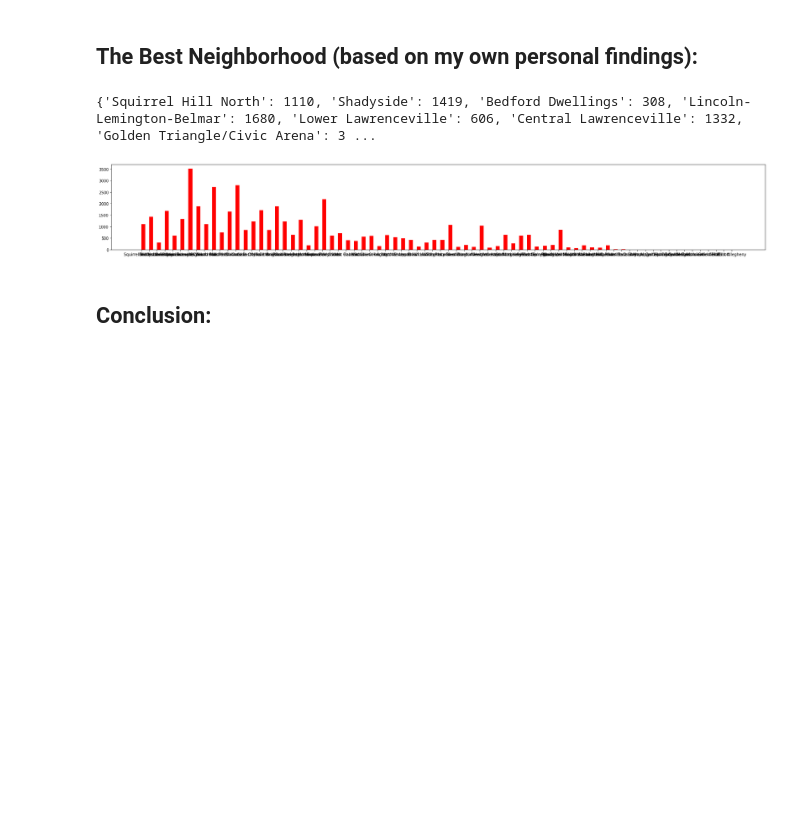
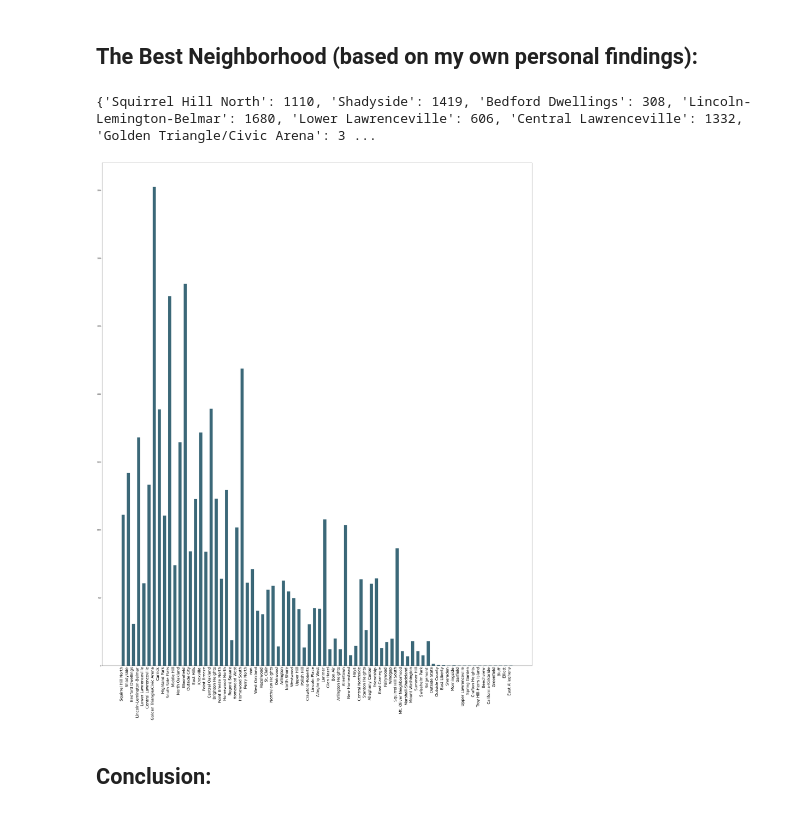
Before and after one commit to cdornn/Big-Ideas-Final-Project, a Jupyter notebook: Camryns Notebook/dorney_final-notebook.ipynb, the cells around one changed output. Drawn from its saved outputs; the diff is of its cells as text; code cells hidden in the pictures; blank space fills up the shorter version.

Commit message:
Cleaned Graph

```diff
--- a/Camryns Notebook/dorney_final-notebook.ipynb
+++ b/Camryns Notebook/dorney_final-notebook.ipynb
@@ -11,35 +11,36 @@
 import pandas as pd
 import matplotlib.pyplot as plt
 
 # read in incidents.csv
 incidents = pd.read_csv("incidents.csv")
 
 incidents = incidents.loc[:,"INCIDENTNEIGHBORHOOD"]
 
 # generate dictionary
 neighborhood_dict = dict()
 
 # For loop for adding name and adding number of incidents per neighborhood
 for INCIDENTNEIGHBORHOOD in incidents:
     if INCIDENTNEIGHBORHOOD not in neighborhood_dict:
         neighborhood_dict[INCIDENTNEIGHBORHOOD] = 1
     else:
         neighborhood_dict[INCIDENTNEIGHBORHOOD] = neighborhood_dict[INCIDENTNEIGHBORHOOD] + 1
 
 # Print out generated list of neighborhood names and their number of incidents
 print(neighborhood_dict)
 
 # Generating and Displaying Graph using dict generated above
 names = list(neighborhood_dict.keys())
 values = list(neighborhood_dict.values())
 
-plt.figure(figsize=(30, 4))
-plt.bar(range(len(neighborhood_dict)), values, align='edge', width= 0.5, color="red", tick_label = names)
+plt.figure(figsize=(50, 60))
+plt.bar(range(len(neighborhood_dict)), values, align = 'edge', width= 0.6, color="#3b6878", tick_label = names)
+plt.xticks(fontsize = 25, rotation = "vertical")
 
 # Display graph
 plt.show()
 # %% [output]
 {'Squirrel Hill North': 1110, 'Shadyside': 1419, 'Bedford Dwellings': 308, 'Lincoln-Lemington-Belmar': 1680, 'Lower Lawrenceville': 606, 'Central Lawrenceville': 1332, 'Golden Triangle/Civic Arena': 3 ...
-[figure, old version]
+[figure, new version]
 # %% [markdown]
 ## Conclusion:
```
Also changed, not shown: 2 other files.
